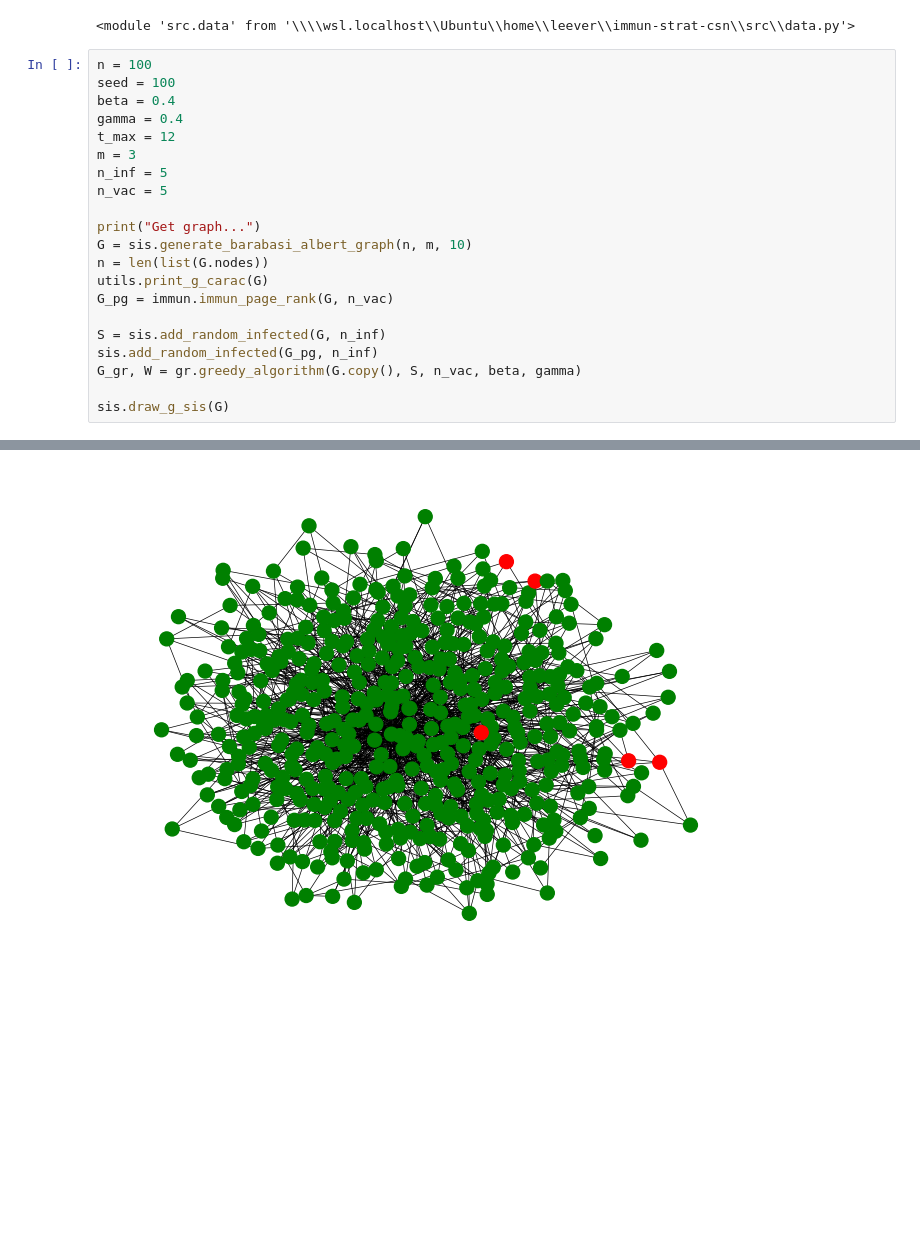
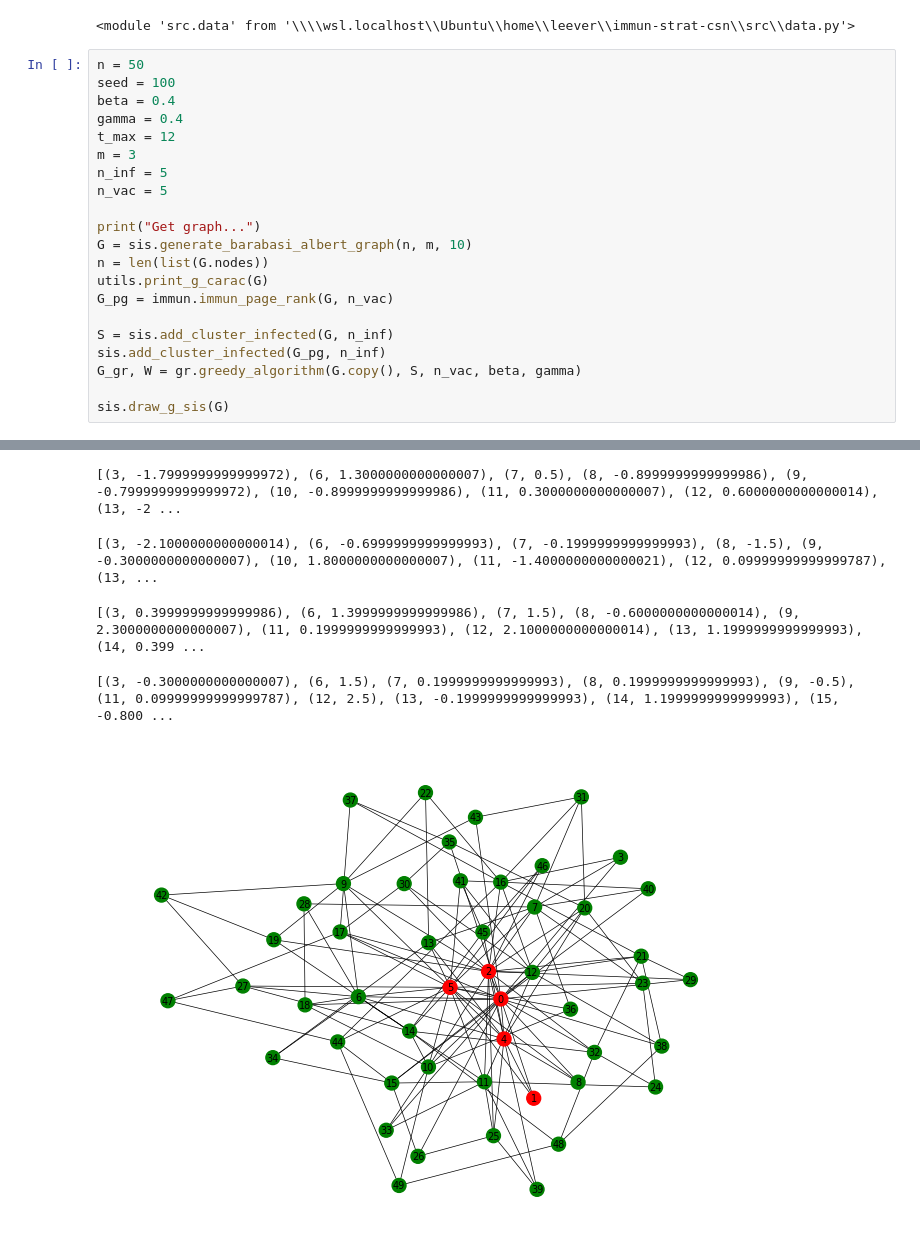
Before and after one commit to Herbin-Clement/immun-strat, a Jupyter notebook: main.ipynb, the cells around one changed output, grey strips where cells are left out. Cells and saved outputs as stored; diff of their text form; blank space fills up the shorter version.

```diff
--- a/main.ipynb
+++ b/main.ipynb
@@ -17,7 +17,7 @@ importlib.reload(data)
 # %% [output]
 <module 'src.data' from '\\\\wsl.localhost\\Ubuntu\\home\\leever\\immun-strat-csn\\src\\data.py'>
 # %%
-n = 100
+n = 50
 seed = 100
 beta = 0.4
 gamma = 0.4
@@ -32,8 +32,8 @@ n = len(list(G.nodes))
 utils.print_g_carac(G)
 G_pg = immun.immun_page_rank(G, n_vac)
 
-S = sis.add_random_infected(G, n_inf)
-sis.add_random_infected(G_pg, n_inf)
+S = sis.add_cluster_infected(G, n_inf)
+sis.add_cluster_infected(G_pg, n_inf)
 G_gr, W = gr.greedy_algorithm(G.copy(), S, n_vac, beta, gamma)
 
 sis.draw_g_sis(G)
@@ -44,4 +45,8 @@ G n = 500, m = 1491, max_deg = (0, 78), transitivity = 0.03130237335784181
+[(3, -1.7999999999999972), (6, 1.3000000000000007), (7, 0.5), (8, -0.8999999999999986), (9, -0.7999999999999972), (10, -0.8999999999999986), (11, 0.3000000000000007), (12, 0.6000000000000014), (13, -2 ...
+[(3, -2.1000000000000014), (6, -0.6999999999999993), (7, -0.1999999999999993), (8, -1.5), (9, -0.3000000000000007), (10, 1.8000000000000007), (11, -1.4000000000000021), (12, 0.09999999999999787), (13, ...
+[(3, 0.3999999999999986), (6, 1.3999999999999986), (7, 1.5), (8, -0.6000000000000014), (9, 2.3000000000000007), (11, 0.1999999999999993), (12, 2.1000000000000014), (13, 1.1999999999999993), (14, 0.399 ...
+[(3, -0.3000000000000007), (6, 1.5), (7, 0.1999999999999993), (8, 0.1999999999999993), (9, -0.5), (11, 0.09999999999999787), (12, 2.5), (13, -0.1999999999999993), (14, 1.1999999999999993), (15, -0.800 ...
-[figure, old version]
+[figure, new version]
 # %%
 sis.draw_g_sis(G_gr)
 # %% [output]
```
Also changed, not shown: parts of 7 cells of this notebook, 12 other files.
